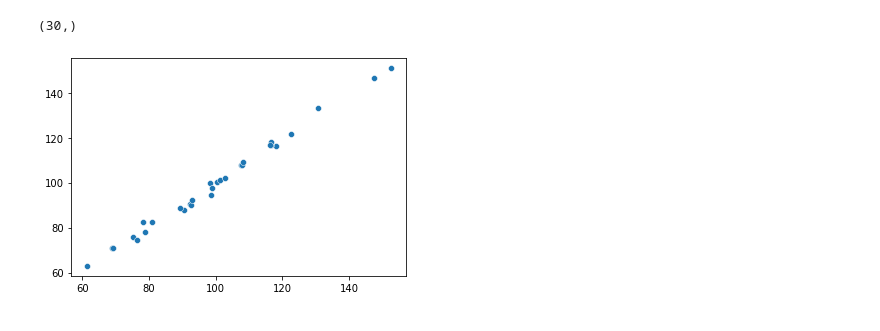
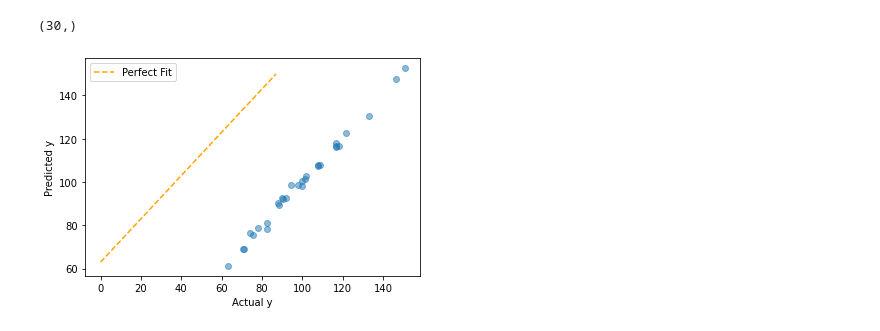
Before and after one commit to Mythamor/Linear_Regression, a Jupyter notebook: Linear_Regression.ipynb, the cells around one changed output. Cells and saved outputs as stored; diff of their text form; code cells hidden in the pictures.

```diff
--- a/Linear_Regression.ipynb
+++ b/Linear_Regression.ipynb
@@ -286,7 +336,17 @@ y_pred = results.predict(X_test)
 y_pred.shape
 # %% [output]
 (30,)
-# %%
-sns.scatterplot(y_pred, y_test);
-# %% [output]
-[figure, removed]
+# %%
+# Run this cell without changes
+
+preds = results.predict(X_test)
+fig, ax = plt.subplots()
+
+perfect_line = np.arange(y_test.min(), y_test.max())
+ax.plot(perfect_line, linestyle="--", color="orange", label="Perfect Fit")
+ax.scatter(y_test, preds, alpha=0.5)
+ax.set_xlabel("Actual y")
+ax.set_ylabel("Predicted y")
+ax.legend();
+# %% [output]
+[figure, added]
```
Also changed, not shown: parts of 10 cells of this notebook.
